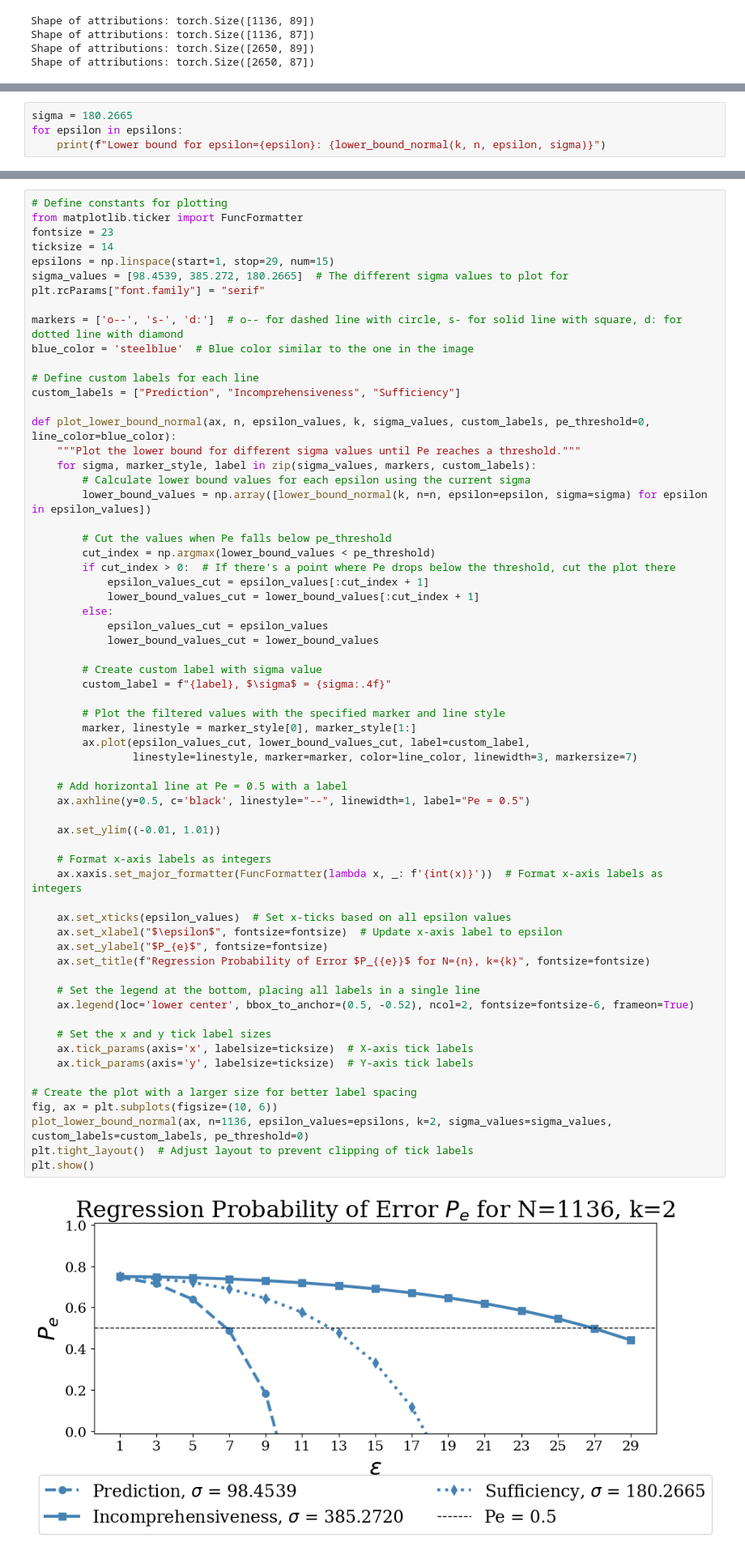
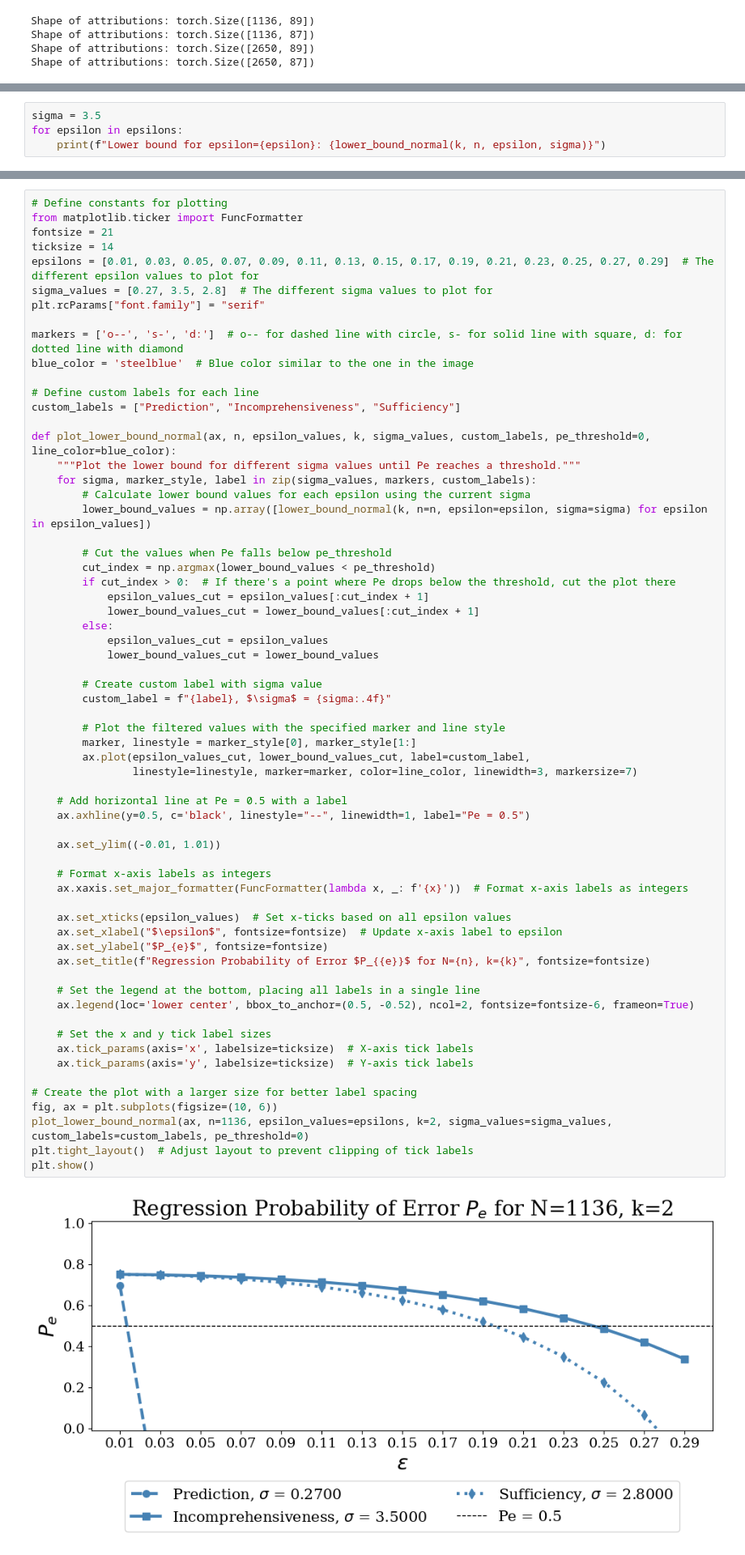
Before and after one commit to geometric-intelligence/bop, a Jupyter notebook: HSLS_Regression.ipynb, the cells around one changed output, grey strips where cells are left out. Shown at 81% size. Cells and saved outputs as stored; diff of their text form.

```diff
--- a/HSLS_Regression.ipynb
+++ b/HSLS_Regression.ipynb
@@ -920,7 +920,7 @@ Lower bound for epsilon=20.0: 0.6334550182226065
 Lower bound for epsilon=25.0: 0.5454228335441675
 Lower bound for epsilon=27.0: 0.4978698404761034
 # %%
-sigma = 180.2665
+sigma = 3.5
 for epsilon in epsilons:
     print(f"Lower bound for epsilon={epsilon}: {lower_bound_normal(k, n, epsilon, sigma)}")
 # %% [output]
@@ -942,10 +942,10 @@ Lower bound for epsilon=27.0: -5.045207795381639
 # %%
 # Define constants for plotting
 from matplotlib.ticker import FuncFormatter
-fontsize = 23
+fontsize = 21
 ticksize = 14
-epsilons = np.linspace(start=1, stop=29, num=15)
-sigma_values = [98.4539, 385.272, 180.2665]  # The different sigma values to plot for
+epsilons = [0.01, 0.03, 0.05, 0.07, 0.09, 0.11, 0.13, 0.15, 0.17, 0.19, 0.21, 0.23, 0.25, 0.27, 0.29]  # The different epsilon values to plot for
+sigma_values = [0.27, 3.5, 2.8]  # The different sigma values to plot for
 plt.rcParams["font.family"] = "serif"
 
 markers = ['o--', 's-', 'd:']  # o-- for dashed line with circle, s- for solid line with square, d: for dotted line with diamond
@@ -975,32 +975,32 @@ def plot_lower_bound_normal(ax, n, epsilon_values, k, sigma_values, custom_label
         # Plot the filtered values with the specified marker and line style
         marker, linestyle = marker_style[0], marker_style[1:]
         ax.plot(epsilon_values_cut, lower_bound_values_cut, label=custom_label,
                 linestyle=linestyle, marker=marker, color=line_color, linewidth=3, markersize=7)
 
     # Add horizontal line at Pe = 0.5 with a label
     ax.axhline(y=0.5, c='black', linestyle="--", linewidth=1, label="Pe = 0.5")
 
     ax.set_ylim((-0.01, 1.01))
 
     # Format x-axis labels as integers
-    ax.xaxis.set_major_formatter(FuncFormatter(lambda x, _: f'{int(x)}'))  # Format x-axis labels as integers
+    ax.xaxis.set_major_formatter(FuncFormatter(lambda x, _: f'{x}'))  # Format x-axis labels as integers
 
     ax.set_xticks(epsilon_values)  # Set x-ticks based on all epsilon values
     ax.set_xlabel("$\epsilon$", fontsize=fontsize)  # Update x-axis label to epsilon
     ax.set_ylabel("$P_{e}$", fontsize=fontsize)
     ax.set_title(f"Regression Probability of Error $P_{{e}}$ for N={n}, k={k}", fontsize=fontsize)
 
     # Set the legend at the bottom, placing all labels in a single line
     ax.legend(loc='lower center', bbox_to_anchor=(0.5, -0.52), ncol=2, fontsize=fontsize-6, frameon=True)
 
     # Set the x and y tick label sizes
     ax.tick_params(axis='x', labelsize=ticksize)  # X-axis tick labels
     ax.tick_params(axis='y', labelsize=ticksize)  # Y-axis tick labels
 
 # Create the plot with a larger size for better label spacing
 fig, ax = plt.subplots(figsize=(10, 6))
 plot_lower_bound_normal(ax, n=1136, epsilon_values=epsilons, k=2, sigma_values=sigma_values, custom_labels=custom_labels, pe_threshold=0)
 plt.tight_layout()  # Adjust layout to prevent clipping of tick labels
 plt.show()
 # %% [output]
-[figure, old version]
+[figure, new version]
```
Also changed, not shown: parts of 3 cells of this notebook.
